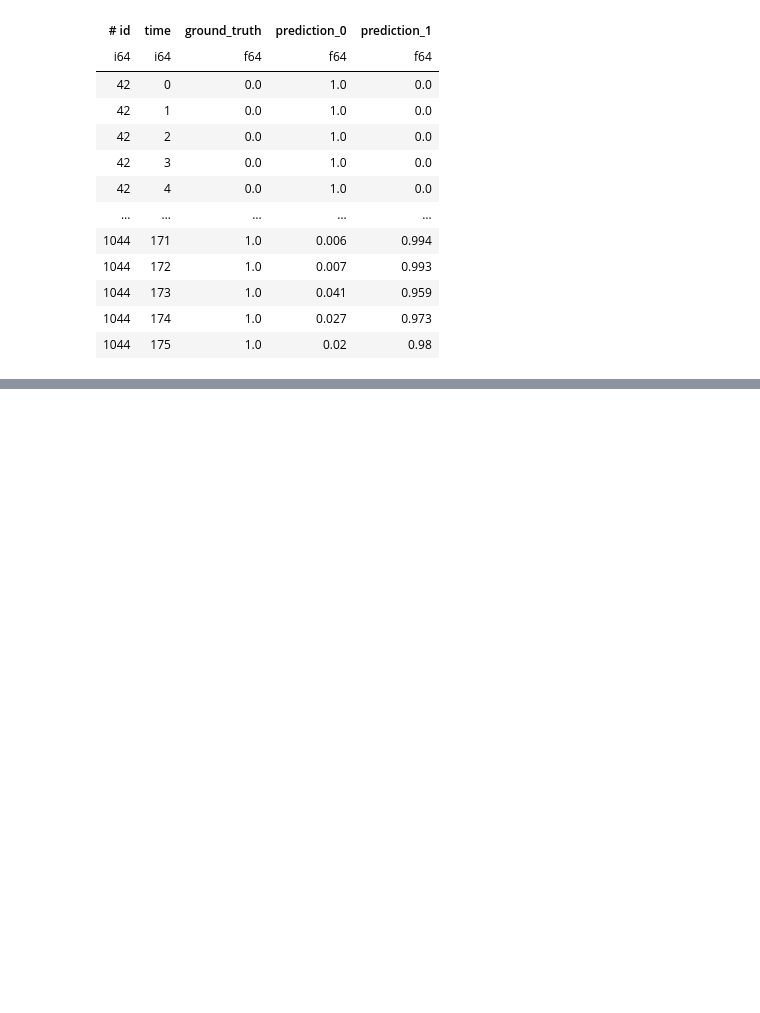
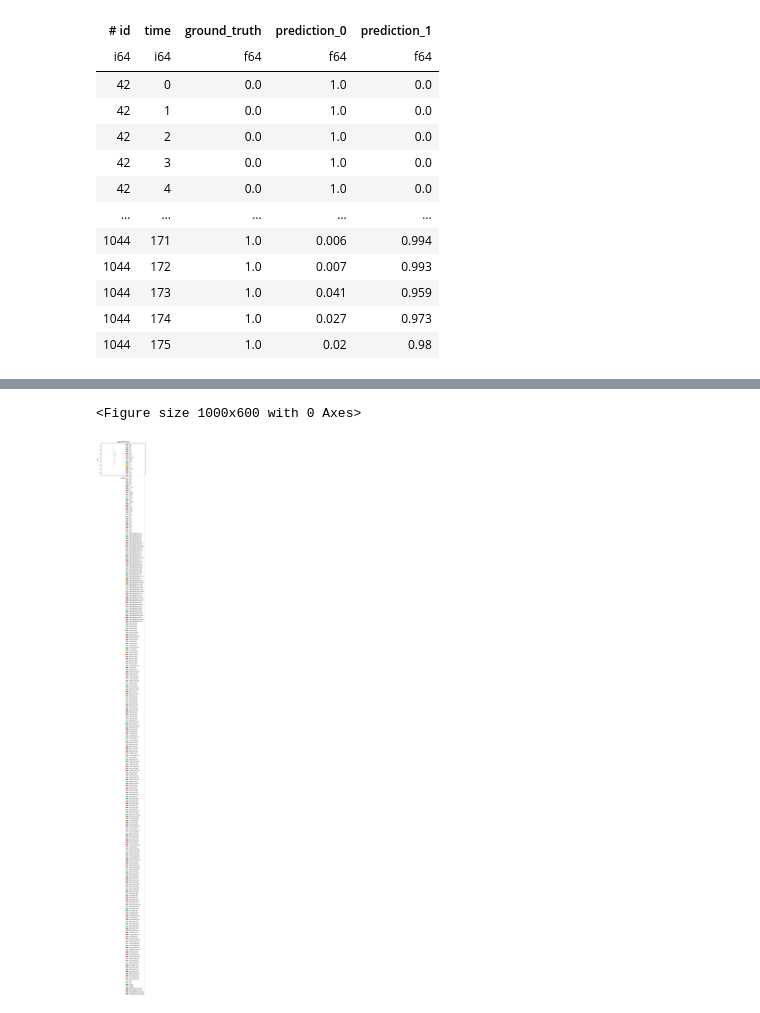
Before and after one commit to rvandewater/YAIB, a Jupyter notebook: alarm_toy.ipynb, the cells around one changed output, grey strips where cells are left out. Saved outputs shown, nothing was run; the diff lists cells and outputs as text; code cells hidden in the pictures; blank space fills up the shorter version.

```diff
--- a/alarm_toy.ipynb
+++ b/alarm_toy.ipynb
@@ -238,3 +229,6 @@ shape: (3_536, 5)
 | 1044 | 173 | 1.0 | 0.041 | 0.959 |
 | 1044 | 174 | 1.0 | 0.027 | 0.973 |
 | 1044 | 175 | 1.0 | 0.02 | 0.98 |
+# %%
+import polars as pl
+values = pl.read_parquet("/Users/robin/Documents/git/yaib_logs/mimic_demo/Mortality24/XGBClassifier/2025-01-09T12-33-43.607662/repetition_4/fold_4/explainer_values_test.parquet")
@@ -240,0 +242,18 @@ shape: (3_536, 5)
+# %%
+import matplotlib.pyplot as plt
+# Sum the values for aggregation
+aggregated_data = values.sum()
+
+# Convert to Pandas DataFrame for plotting
+aggregated_data_pd = aggregated_data.to_pandas()
+
+# Plot the bar plot
+plt.figure(figsize=(10, 6))
+aggregated_data_pd.plot(kind='bar')
+plt.title('Aggregated Data')
+plt.xlabel('Columns')
+plt.ylabel('Sum')
+plt.show()
+# %% [output]
+<Figure size 1000x600 with 0 Axes>
+[figure, added]
```
Also changed, not shown: parts of 2 cells of this notebook, 9 other files.
